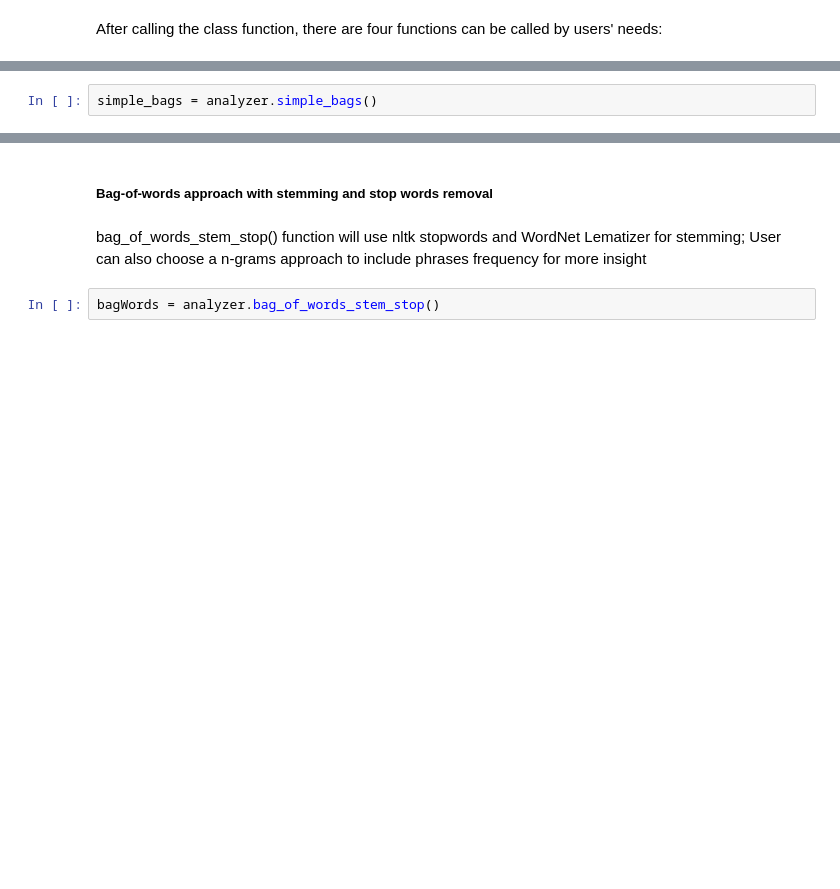
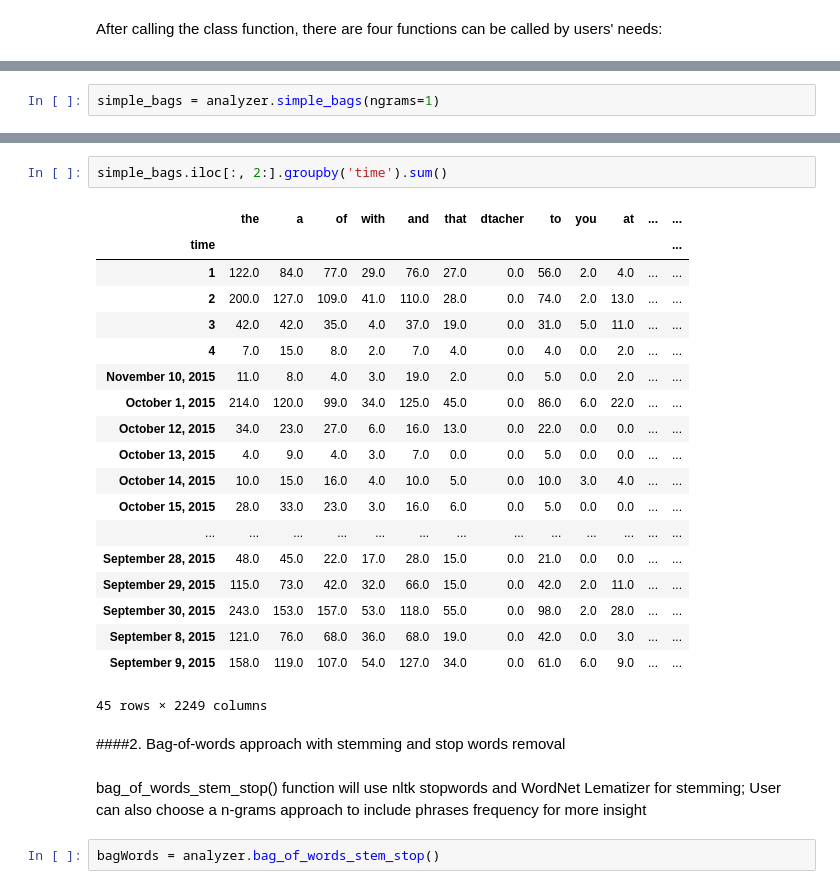
Before and after one commit to maxwelllee54/TextAnalytics, a Jupyter notebook: Assgn2.ipynb, the cells around one changed output, grey strips where cells are left out. Cells and saved outputs as stored; diff of their text form; blank space fills up the shorter version.

```diff
--- a/Assgn2.ipynb
+++ b/Assgn2.ipynb
@@ -141,2 +38,2 @@ simple_bags() function doesn't only calculate the single words, but also add cus
 # %%
-simple_bags = analyzer.simple_bags()
+simple_bags = analyzer.simple_bags(ngrams=1)
@@ -163,8 +83,30 @@ simple_bags.iloc[:, 7:].sum().sort_values(ascending=False)[:30].plot(kind='bar',
 # %% [output]
 Using matplotlib backend: MacOSX
 <matplotlib.axes._subplots.AxesSubplot at 0x...>
+# %%
+simple_bags.iloc[:, 2:].groupby('time').sum()
+# %% [output]
+|  | the | a | of | with | and | that | dtacher | to | you | at | ... | ... |
+| time |  |  |  |  |  |  |  |  |  |  |  | ... |
+| 1 | 122.0 | 84.0 | 77.0 | 29.0 | 76.0 | 27.0 | 0.0 | 56.0 | 2.0 | 4.0 | ... | ... |
+| 2 | 200.0 | 127.0 | 109.0 | 41.0 | 110.0 | 28.0 | 0.0 | 74.0 | 2.0 | 13.0 | ... | ... |
+| 3 | 42.0 | 42.0 | 35.0 | 4.0 | 37.0 | 19.0 | 0.0 | 31.0 | 5.0 | 11.0 | ... | ... |
+| 4 | 7.0 | 15.0 | 8.0 | 2.0 | 7.0 | 4.0 | 0.0 | 4.0 | 0.0 | 2.0 | ... | ... |
+| November 10, 2015 | 11.0 | 8.0 | 4.0 | 3.0 | 19.0 | 2.0 | 0.0 | 5.0 | 0.0 | 2.0 | ... | ... |
+| October 1, 2015 | 214.0 | 120.0 | 99.0 | 34.0 | 125.0 | 45.0 | 0.0 | 86.0 | 6.0 | 22.0 | ... | ... |
+| October 12, 2015 | 34.0 | 23.0 | 27.0 | 6.0 | 16.0 | 13.0 | 0.0 | 22.0 | 0.0 | 0.0 | ... | ... |
+| October 13, 2015 | 4.0 | 9.0 | 4.0 | 3.0 | 7.0 | 0.0 | 0.0 | 5.0 | 0.0 | 0.0 | ... | ... |
+| October 14, 2015 | 10.0 | 15.0 | 16.0 | 4.0 | 10.0 | 5.0 | 0.0 | 10.0 | 3.0 | 4.0 | ... | ... |
+| October 15, 2015 | 28.0 | 33.0 | 23.0 | 3.0 | 16.0 | 6.0 | 0.0 | 5.0 | 0.0 | 0.0 | ... | ... |
+| ... | ... | ... | ... | ... | ... | ... | ... | ... | ... | ... | ... | ... |
+| September 28, 2015 | 48.0 | 45.0 | 22.0 | 17.0 | 28.0 | 15.0 | 0.0 | 21.0 | 0.0 | 0.0 | ... | ... |
+| September 29, 2015 | 115.0 | 73.0 | 42.0 | 32.0 | 66.0 | 15.0 | 0.0 | 42.0 | 2.0 | 11.0 | ... | ... |
+| September 30, 2015 | 243.0 | 153.0 | 157.0 | 53.0 | 118.0 | 55.0 | 0.0 | 98.0 | 2.0 | 28.0 | ... | ... |
+| September 8, 2015 | 121.0 | 76.0 | 68.0 | 36.0 | 68.0 | 19.0 | 0.0 | 42.0 | 0.0 | 3.0 | ... | ... |
+| September 9, 2015 | 158.0 | 119.0 | 107.0 | 54.0 | 127.0 | 34.0 | 0.0 | 61.0 | 6.0 | 9.0 | ... | ... |
+45 rows × 2249 columns
 # %% [markdown]
-##### Bag-of-words approach with stemming and stop words removal
+####2. Bag-of-words approach with stemming and stop words removal
 # %% [markdown]
 bag_of_words_stem_stop() function will use nltk stopwords and WordNet Lematizer for stemming; User can also choose a n-grams approach to include phrases frequency for more insight
 # %%
```
Also changed, not shown: parts of 30 cells of this notebook, 4 other files.
